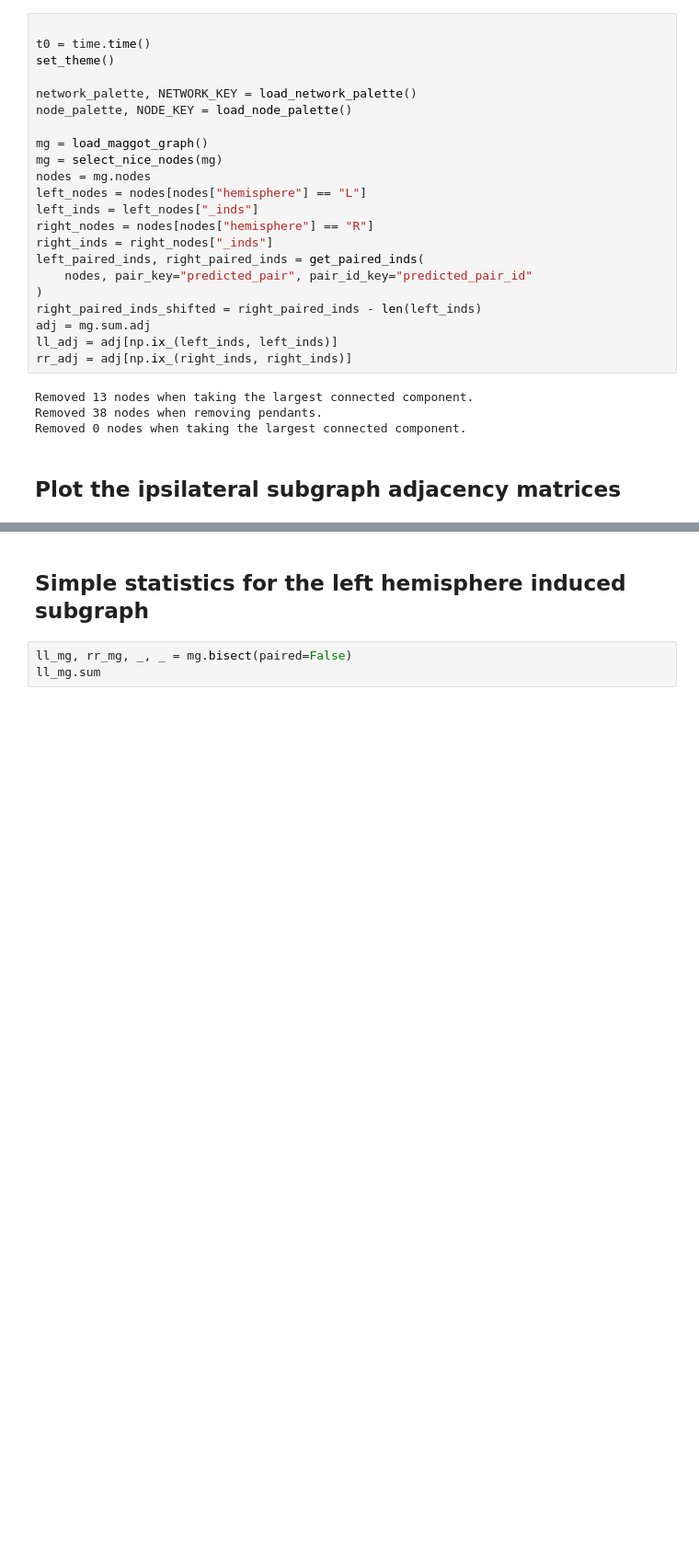
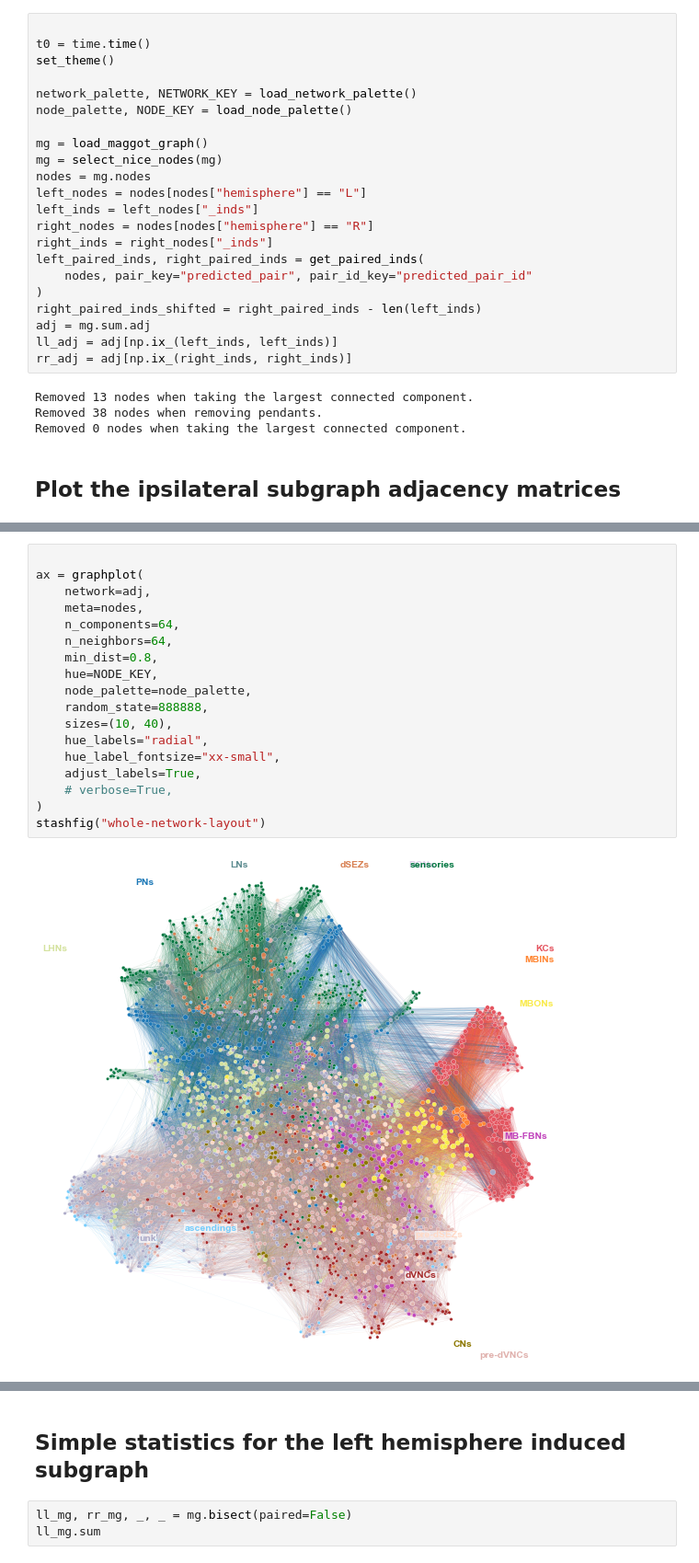
Before and after one commit to neurodata/maggot_connectome, a Jupyter notebook: docs/look_at_it.ipynb, the cells around one changed output, grey strips where cells are left out. Shown at 92% size. Drawn from its saved outputs; the diff is of its cells as text; blank space fills up the shorter version.

```diff
--- a/docs/look_at_it.ipynb
+++ b/docs/look_at_it.ipynb
@@ -193,0 +140,20 @@ stashfig("aligned-umap-layout")
+# %%
+
+ax = graphplot(
+    network=adj,
+    meta=nodes,
+    n_components=64,
+    n_neighbors=64,
+    min_dist=0.8,
+    hue=NODE_KEY,
+    node_palette=node_palette,
+    random_state=888888,
+    sizes=(10, 40),
+    hue_labels="radial",
+    hue_label_fontsize="xx-small",
+    adjust_labels=True,
+    # verbose=True,
+)
+stashfig("whole-network-layout")
+# %% [output]
+[figure, added]
```
Also changed, not shown: parts of 11 cells of this notebook, 2 other files.
